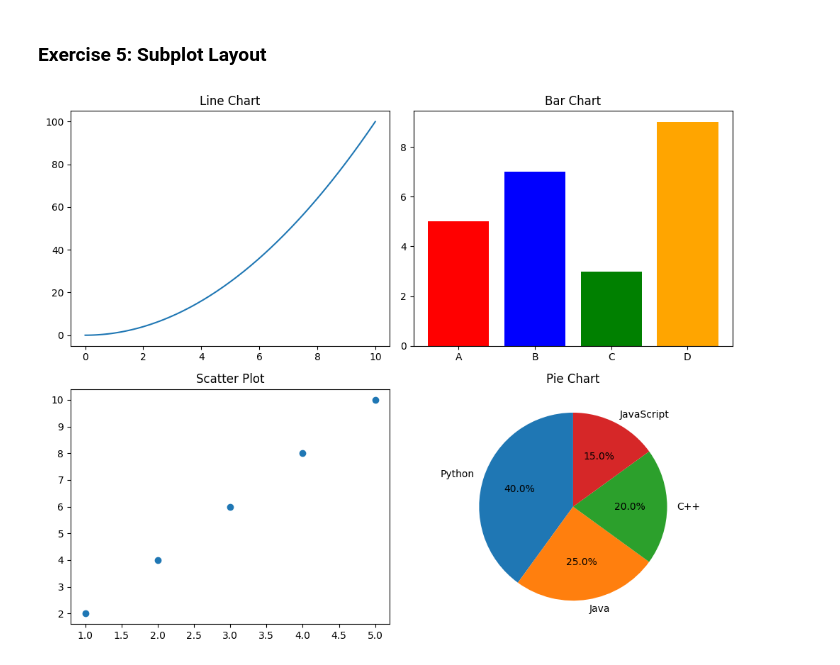
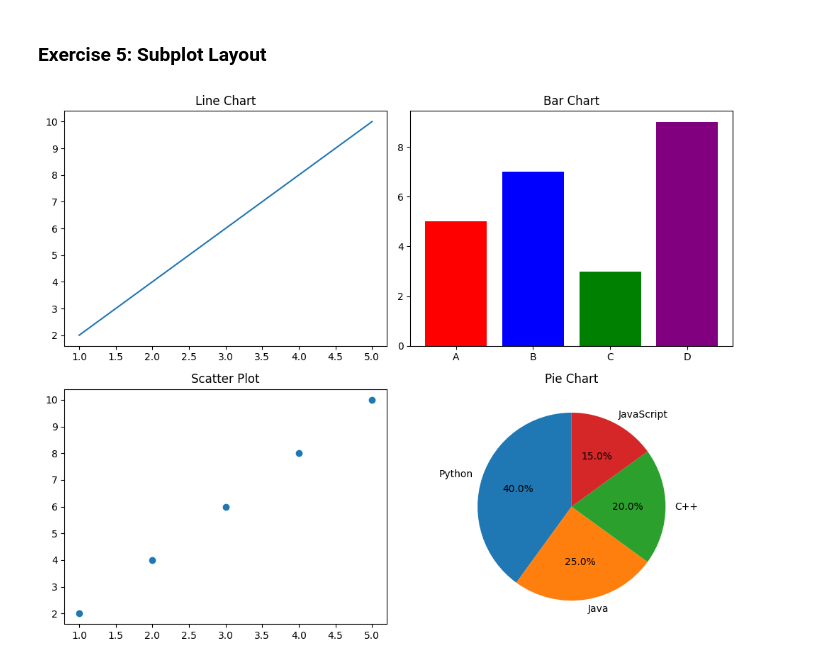
Before and after one commit to NithinShetty2003/python-jupyter-template, a Jupyter notebook: src/5-subplot.ipynb, the cells around one changed output. Drawn from its saved outputs; the diff is of its cells as text; code cells hidden in the pictures.

```diff
--- a/src/5-subplot.ipynb
+++ b/src/5-subplot.ipynb
@@ -4,42 +4,43 @@
 # TASK: Create a 2x2 subplot layout.
 # Plot a line chart in the first subplot, a bar chart in the second, a scatter plot in the third, and a pie chart in the fourth.
 # %%
-import matplotlib.pyplot as plt
-import numpy as np
-
-# Create a 2x2 subplot layout
-fig, axs = plt.subplots(2, 2, figsize=(10, 8))
+try:
+    import matplotlib.pyplot as plt
+except ImportError as e:
+    print(f"Error importing matplotlib: {e}")
+    raise  # Raise the error again to halt execution
 
 # Data for the plots
-x = np.linspace(0, 10, 100)
-y_line = x ** 2
+x = [1, 2, 3, 4, 5]
+y = [2, 4, 6, 8, 10]
 categories = ['A', 'B', 'C', 'D']
 values = [5, 7, 3, 9]
-x_scatter = [1, 2, 3, 4, 5]
-y_scatter = [2, 4, 6, 8, 10]
 pie_labels = ['Python', 'Java', 'C++', 'JavaScript']
 pie_sizes = [40, 25, 20, 15]
 
-# 1st Subplot: Line chart
-axs[0, 0].plot(x, y_line)
-axs[0, 0].set_title('Line Chart')
+# Create 2x2 subplot layout
+fig, axes = plt.subplots(2, 2, figsize=(10, 8))
 
-# 2nd Subplot: Bar chart
-axs[0, 1].bar(categories, values, color=['red', 'blue', 'green', 'orange'])
-axs[0, 1].set_title('Bar Chart')
+# First subplot: Line chart
+axes[0, 0].plot(x, y)
+axes[0, 0].set_title('Line Chart')
 
-# 3rd Subplot: Scatter plot
-axs[1, 0].scatter(x_scatter, y_scatter)
-axs[1, 0].set_title('Scatter Plot')
+# Second subplot: Bar chart
+axes[0, 1].bar(categories, values, color=['red', 'blue', 'green', 'purple'])
+axes[0, 1].set_title('Bar Chart')
 
-# 4th Subplot: Pie chart
-axs[1, 1].pie(pie_sizes, labels=pie_labels, autopct='%1.1f%%', startangle=90)
-axs[1, 1].set_title('Pie Chart')
+# Third subplot: Scatter plot
+axes[1, 0].scatter(x, y)
+axes[1, 0].set_title('Scatter Plot')
 
-# Adjust the layout to avoid overlap
+# Fourth subplot: Pie chart
+axes[1, 1].pie(pie_sizes, labels=pie_labels, autopct='%1.1f%%', startangle=90)
+axes[1, 1].set_title('Pie Chart')
+
+# Adjust layout for better spacing
 plt.tight_layout()
 
-# Display the plot
+# Show the plots
 plt.show()
 # %% [output]
-[figure, old version]
+[figure, new version]
```
